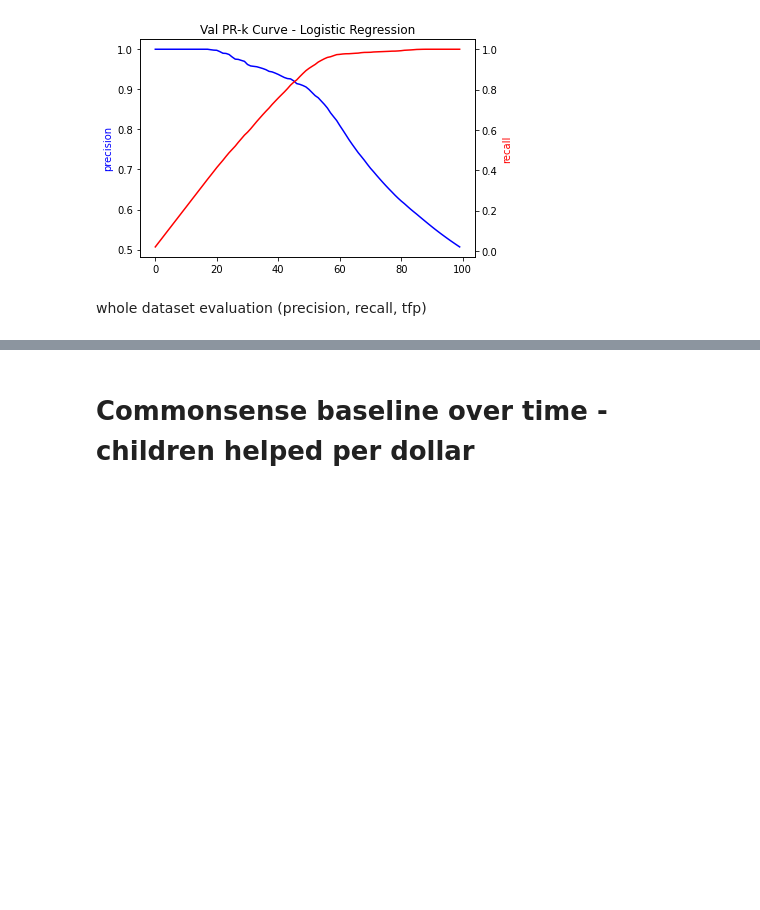
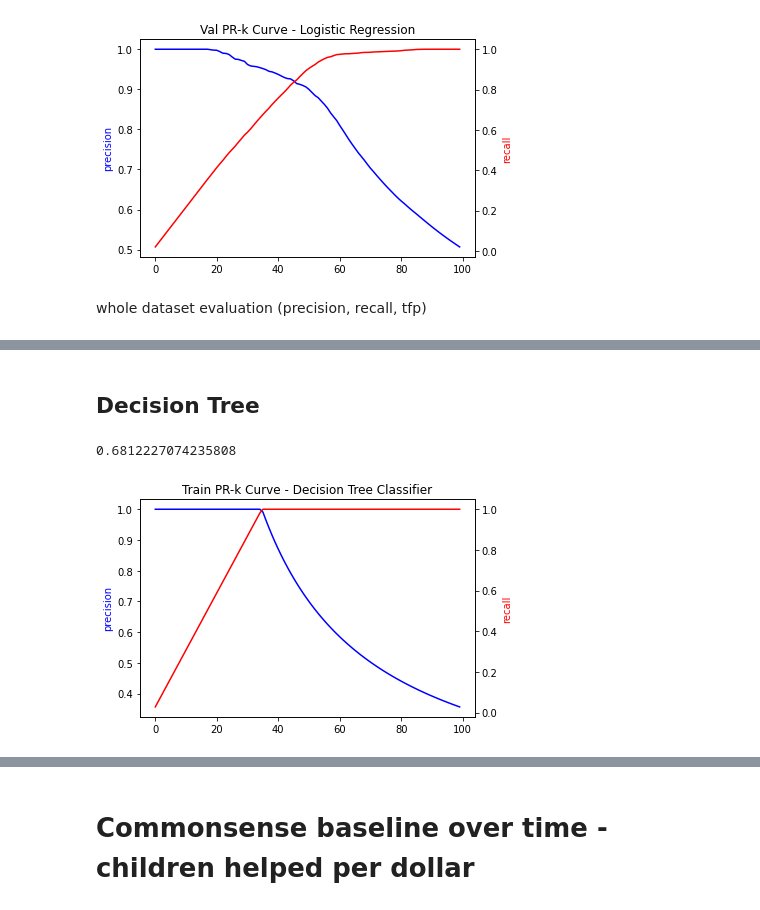
Before and after one commit to HoningJade/ML-in-Practice-Project, a Jupyter notebook: Assignment_4_Modelgrid_and_Initialresult_overtime.ipynb, the cells around one changed output, grey strips where cells are left out. Drawn from its saved outputs; the diff is of its cells as text; code cells hidden in the pictures; blank space fills up the shorter version.

Commit message:
add decision tree model

```diff
--- a/Assignment_4_Modelgrid_and_Initialresult_overtime.ipynb
+++ b/Assignment_4_Modelgrid_and_Initialresult_overtime.ipynb
@@ -630,3 +612,43 @@ for s in whole_split:
 file1 = open('lr.txt', 'w')
 file1.writelines(str(y_value))
 file1.close()
+# %% [markdown]
+## Decision Tree
+# %%
+from sklearn.tree import DecisionTreeClassifier
+clf = DecisionTreeClassifier()
+
+# Train Decision Tree Classifer
+clf = clf.fit(train_X, train_Y)
+# %%
+train_pred = clf.predict_proba(train_X)[:,1]
+val_pred = clf.predict_proba(val_X)[:,1]
+# %%
+train_rank = np.argsort(train_pred)
+val_rank = np.argsort(val_pred)
+
+results = []
+for threshold in np.linspace(0.01, 1, 100):
+    precision_train = 1 - np.mean(train_Y[train_rank][:int(threshold * len(train_X))])
+    precision_val = 1 - np.mean(val_Y[val_rank][:int(threshold * len(val_X))])
+    recall_train = np.sum(train_Y[train_rank][:int(threshold * len(train_X))] == False)/np.sum(train_Y==False)
+    recall_val = np.sum(val_Y[val_rank][:int(threshold * len(val_X))] == False)/np.sum(val_Y==False)
+    results.append([precision_train, recall_train, precision_val, recall_val])
+results = np.array(results)
+print(results[9, 2])
+# %% [output]
+0.6812227074235808
+# %%
+import matplotlib.pyplot as plt
+ax1 = plt.subplot()
+plt.plot(range(100), results[:,0], 'b')
+plt.ylabel('precision', color='b')
+
+ax2 = ax1.twinx()
+plt.plot(range(100), results[:,1], 'r')
+plt.ylabel('recall', color='r')
+plt.title("Train PR-k Curve - Decision Tree Classifier")
+plt.xlabel("Percentage of population selected")
+plt.show()
+# %% [output]
+[figure, added]
```
Also changed, not shown: parts of 6 cells of this notebook.
